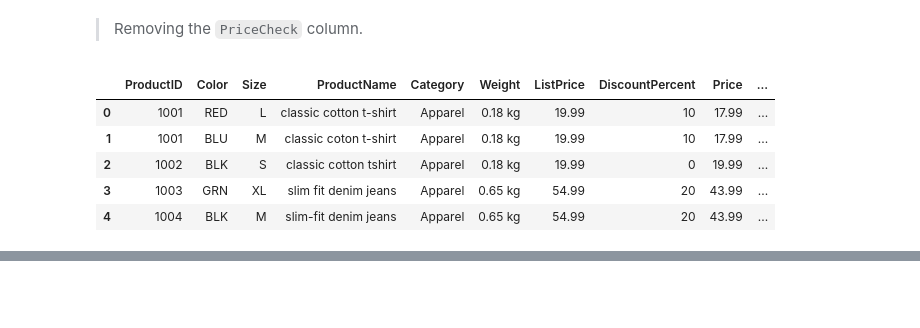
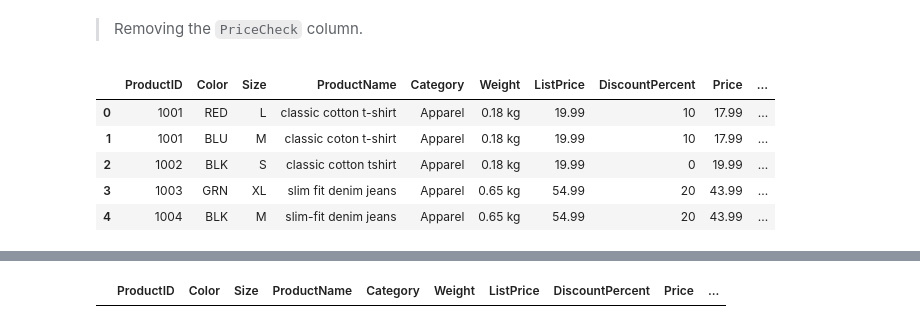
Before and after one commit to JunayedMh/pandas_prac, a Jupyter notebook: Aug_7/cleaning.ipynb, the cells around one changed output, grey strips where cells are left out. Cells and saved outputs as stored; diff of their text form; code cells hidden in the pictures; blank space fills up the shorter version.

```diff
--- a/Aug_7/cleaning.ipynb
+++ b/Aug_7/cleaning.ipynb
@@ -325,0 +454,6 @@ df.head(5)
+# %%
+dup_cols = ["ProductID", "ProductName", "Category", "Weight", "ListPrice", "Price", "RestockDate"]
+
+df[df.duplicated(subset=dup_cols, keep=False)]
+# %% [output]
+|  | ProductID | Color | Size | ProductName | Category | Weight | ListPrice | DiscountPercent | Price | ... |
```
Also changed, not shown: parts of 32 cells of this notebook, 1 other file.
